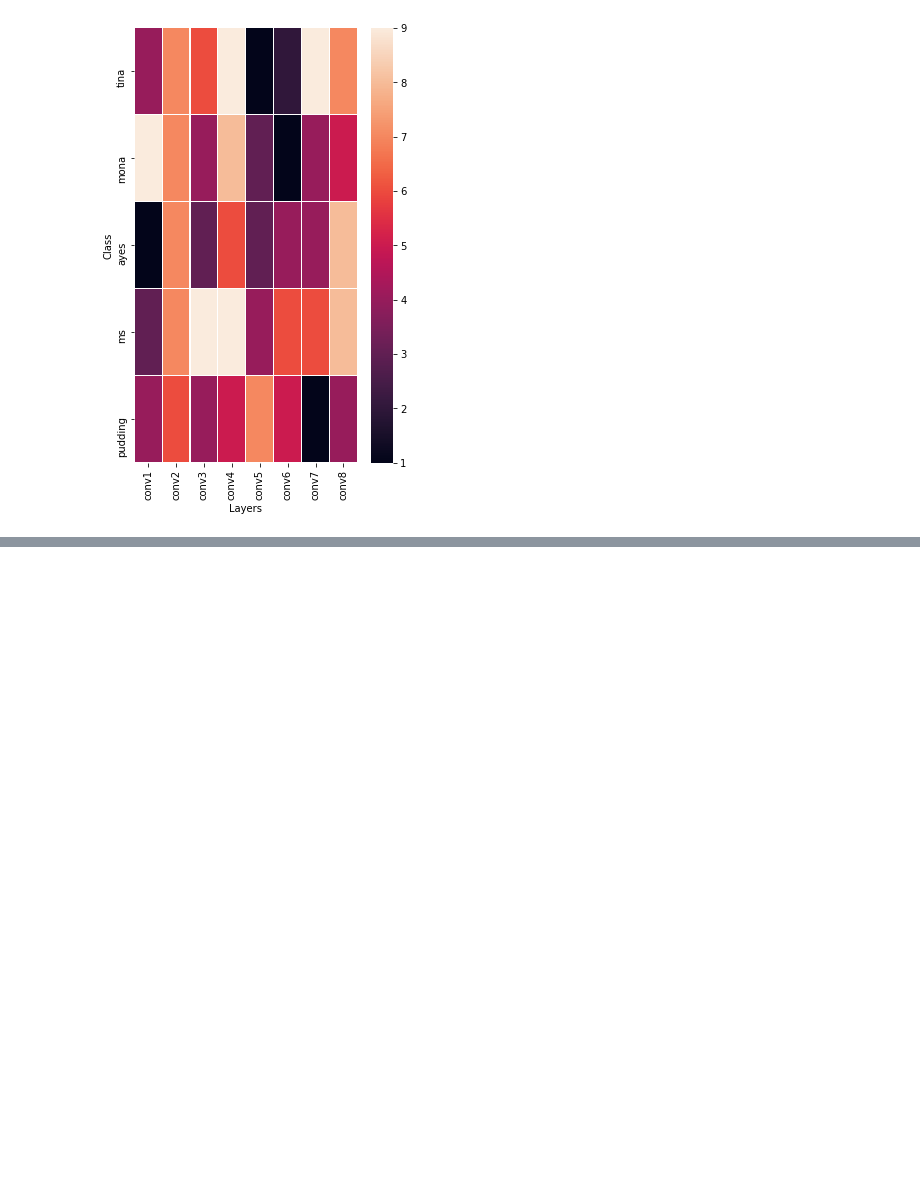
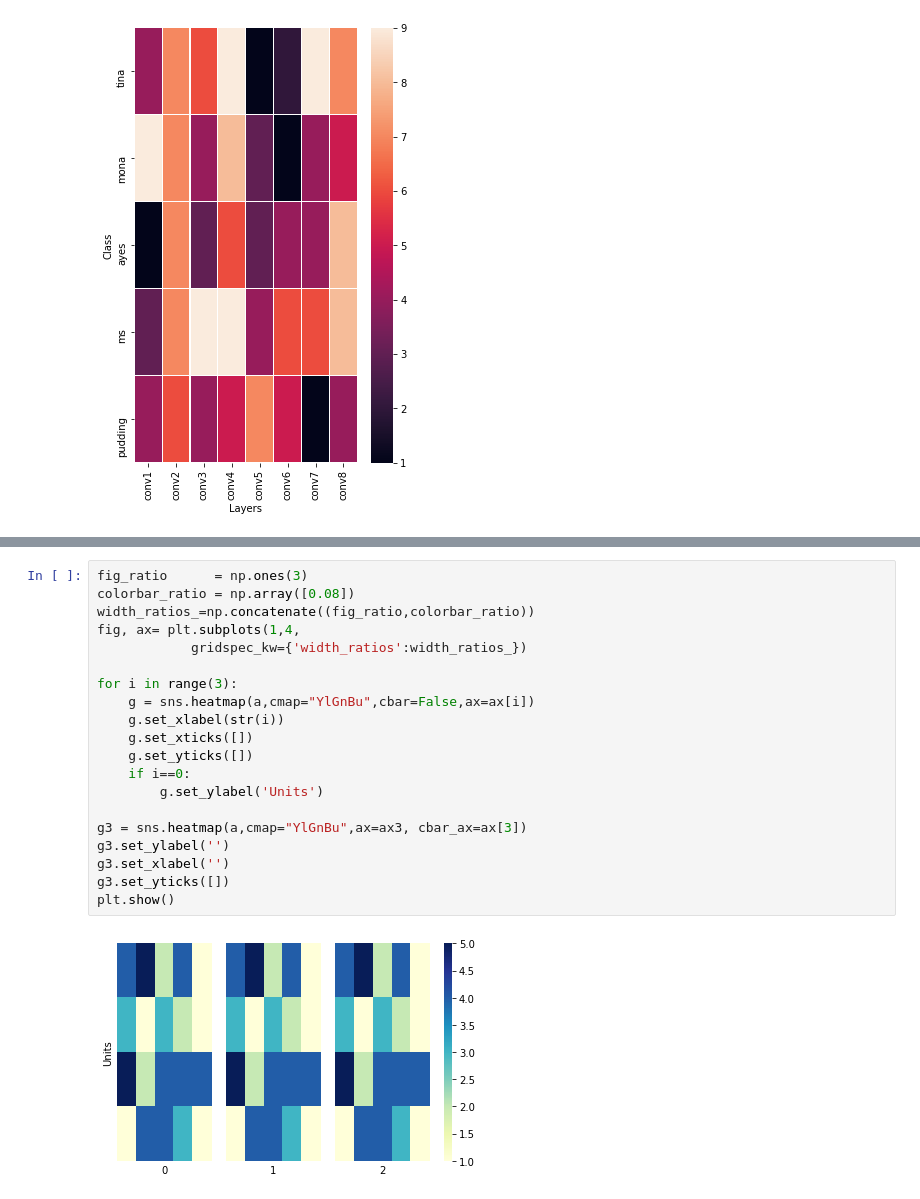
Before and after one commit to niazoys/Interpreting-and-Comparing-CNN, a Jupyter notebook: misc/garbage2.ipynb, the cells around one changed output, grey strips where cells are left out. Saved outputs shown, nothing was run; the diff lists cells and outputs as text; blank space fills up the shorter version.

```diff
--- a/misc/garbage2.ipynb
+++ b/misc/garbage2.ipynb
@@ -62,0 +118,22 @@ gen_IG_visualization(a,Layer_names,Class_labels)
+# %%
+fig_ratio      = np.ones(3)
+colorbar_ratio = np.array([0.08])
+width_ratios_=np.concatenate((fig_ratio,colorbar_ratio))
+fig, ax= plt.subplots(1,4,
+            gridspec_kw={'width_ratios':width_ratios_})
+
+for i in range(3):
+    g = sns.heatmap(a,cmap="YlGnBu",cbar=False,ax=ax[i])
+    g.set_xlabel(str(i))
+    g.set_xticks([])
+    g.set_yticks([])
+    if i==0:
+        g.set_ylabel('Units')
+
+g3 = sns.heatmap(a,cmap="YlGnBu",ax=ax3, cbar_ax=ax[3])
+g3.set_ylabel('')
+g3.set_xlabel('')
+g3.set_yticks([])
+plt.show()
+# %% [output]
+[figure, added]
```
Also changed, not shown: parts of 6 cells of this notebook, 1 other file.
